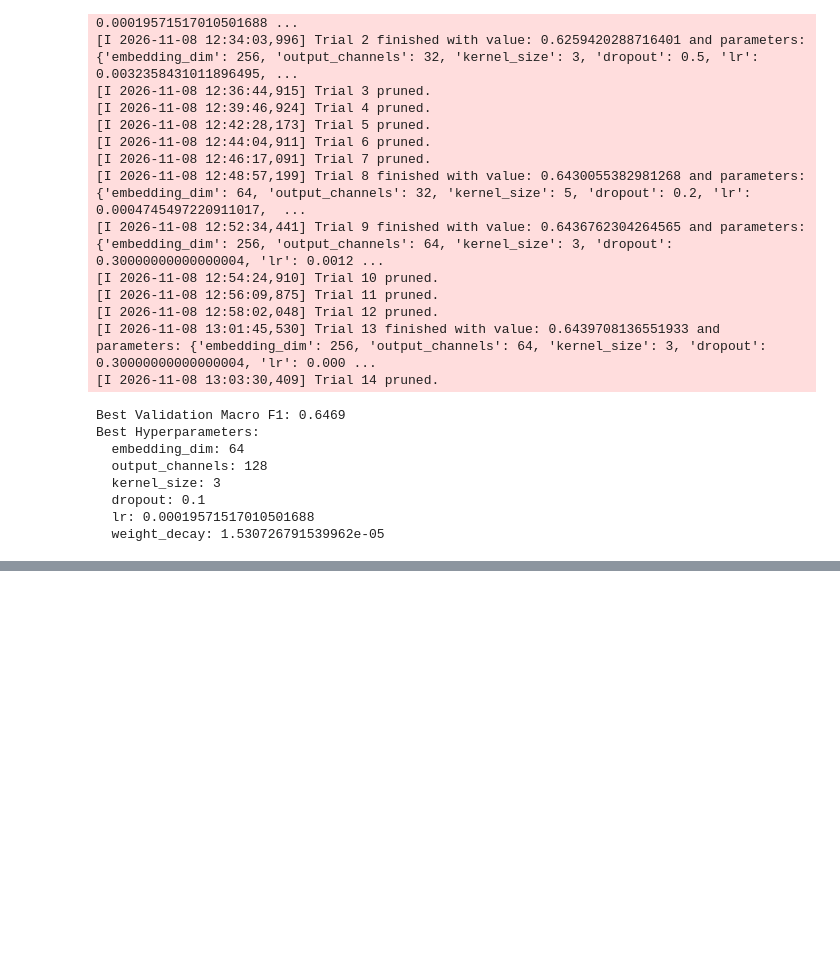
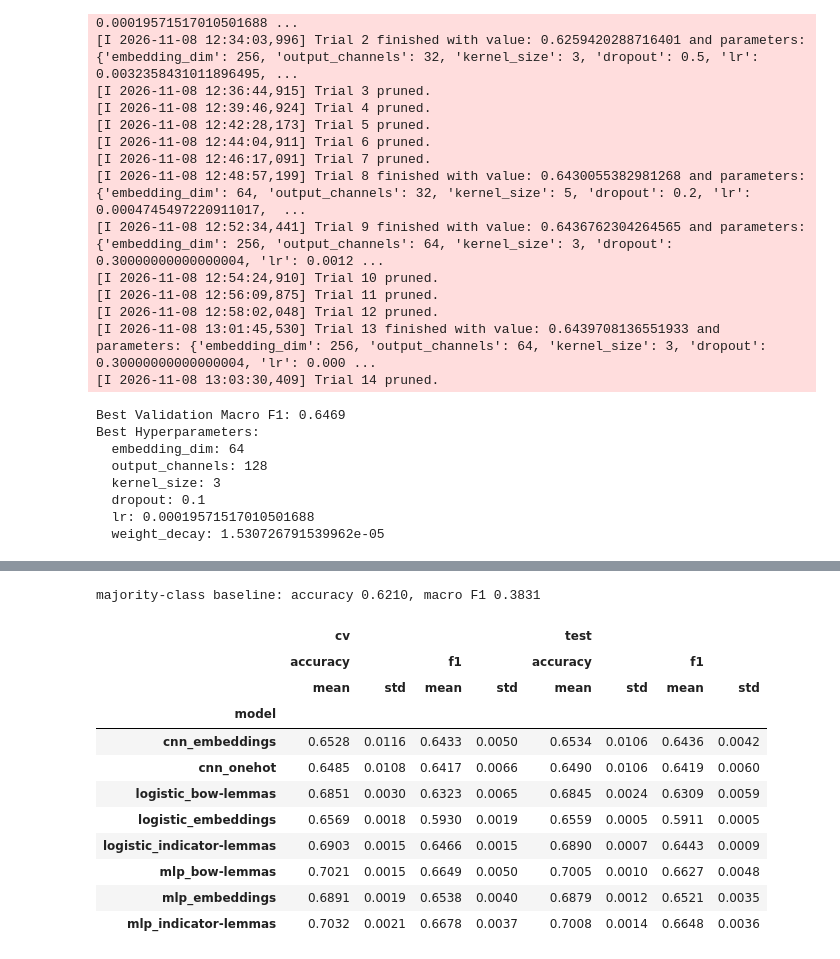
Before and after one commit to chrisfeltner/nlp-project, a Jupyter notebook: bow-cnn-2-classes.ipynb, the cells around one changed output, grey strips where cells are left out. Saved outputs shown, nothing was run; the diff lists cells and outputs as text; code cells hidden in the pictures; blank space fills up the shorter version.

Commit message:
Ran cross validation for 1D CNN (both token indicator and embedding layer variants) on exact same folds as others.

```diff
--- a/bow-cnn-2-classes.ipynb
+++ b/bow-cnn-2-classes.ipynb
@@ -483,0 +804,31 @@ Best Hyperparameters:
+# %%
+# ---------------------------------------------------------
+# 6. RESULTS COMPARISON
+# ---------------------------------------------------------
+def load_scores(kind="cv"):
+    """All saved scores of one kind ("cv" or "test"), one row per (model, seed, fold)."""
+    frames = [pd.read_csv(path).assign(model=path.parent.name) for path in sorted(results_folder.glob(f"*/{kind}_scores.csv"))]
+    return pd.concat(frames, ignore_index=True)[["model", "seed", "fold", "accuracy", "f1"]]
+
+summary = pd.concat({
+    "cv": load_scores("cv").groupby("model")[["accuracy", "f1"]].agg(["mean", "std"]),
+    "test": load_scores("test").groupby("model")[["accuracy", "f1"]].agg(["mean", "std"]),
+}, axis=1)
+
+majority = test_df_c[LABEL_COL].value_counts(normalize=True).max()
+print(f"majority-class baseline: accuracy {majority:.4f}, macro F1 {majority / (1 + majority):.4f}")
+display(summary.round(4))
+# %% [output]
+majority-class baseline: accuracy 0.6210, macro F1 0.3831
+|  | cv |  |  |  | test |  |  |  |
+|  | accuracy |  | f1 |  | accuracy |  | f1 |  |
+|  | mean | std | mean | std | mean | std | mean | std |
+| model |  |  |  |  |  |  |  |  |
+| cnn_embeddings | 0.6528 | 0.0116 | 0.6433 | 0.0050 | 0.6534 | 0.0106 | 0.6436 | 0.0042 |
+| cnn_onehot | 0.6485 | 0.0108 | 0.6417 | 0.0066 | 0.6490 | 0.0106 | 0.6419 | 0.0060 |
+| logistic_bow-lemmas | 0.6851 | 0.0030 | 0.6323 | 0.0065 | 0.6845 | 0.0024 | 0.6309 | 0.0059 |
+| logistic_embeddings | 0.6569 | 0.0018 | 0.5930 | 0.0019 | 0.6559 | 0.0005 | 0.5911 | 0.0005 |
+| logistic_indicator-lemmas | 0.6903 | 0.0015 | 0.6466 | 0.0015 | 0.6890 | 0.0007 | 0.6443 | 0.0009 |
+| mlp_bow-lemmas | 0.7021 | 0.0015 | 0.6649 | 0.0050 | 0.7005 | 0.0010 | 0.6627 | 0.0048 |
+| mlp_embeddings | 0.6891 | 0.0019 | 0.6538 | 0.0040 | 0.6879 | 0.0012 | 0.6521 | 0.0035 |
+| mlp_indicator-lemmas | 0.7032 | 0.0021 | 0.6678 | 0.0037 | 0.7008 | 0.0014 | 0.6648 | 0.0036 |
```
Also changed, not shown: parts of 7 cells of this notebook, 4 other files.
